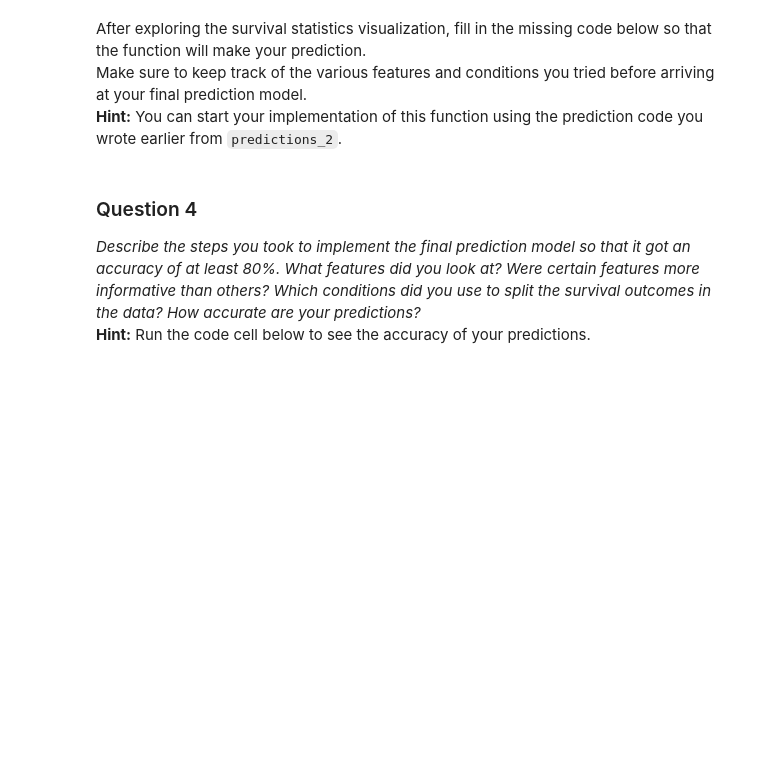
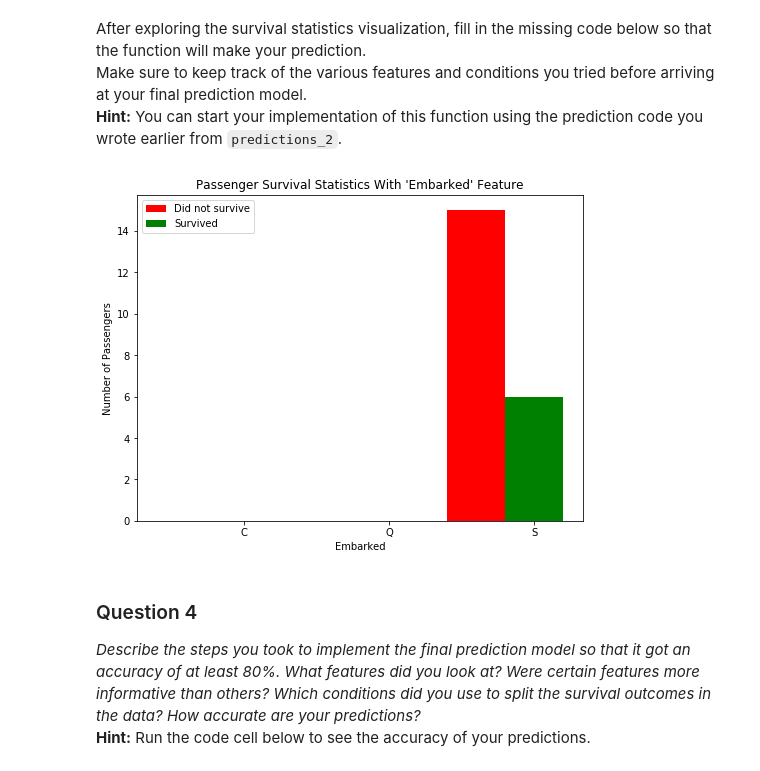
Before and after one commit to annalovesrobots/machine-learning, a Jupyter notebook: projects/titanic_survival_exploration/titanic_survival_exploration.ipynb, the cells around one changed output. Drawn from its saved outputs; the diff is of its cells as text; code cells hidden in the pictures; blank space fills up the shorter version.

```diff
--- a/projects/titanic_survival_exploration/titanic_survival_exploration.ipynb
+++ b/projects/titanic_survival_exploration/titanic_survival_exploration.ipynb
@@ -212,6 +222,10 @@ vs.survival_stats(data, outcomes, 'Age', ["Sex == 'male'", "Age < 18"])
 After exploring the survival statistics visualization, fill in the missing code below so that the function will make your prediction.
 Make sure to keep track of the various features and conditions you tried before arriving at your final prediction model.
 **Hint:** You can start your implementation of this function using the prediction code you wrote earlier from `predictions_2`.
+# %%
+vs.survival_stats(data, outcomes, 'Embarked',["Sex == 'female'", "SibSp > 2"])
+# %% [output]
+[figure, added]
 # %%
 def predictions_3(data):
     """ Model with multiple features. Makes a prediction with an accuracy of at least 80%. """
```
Also changed, not shown: parts of 13 cells of this notebook.
